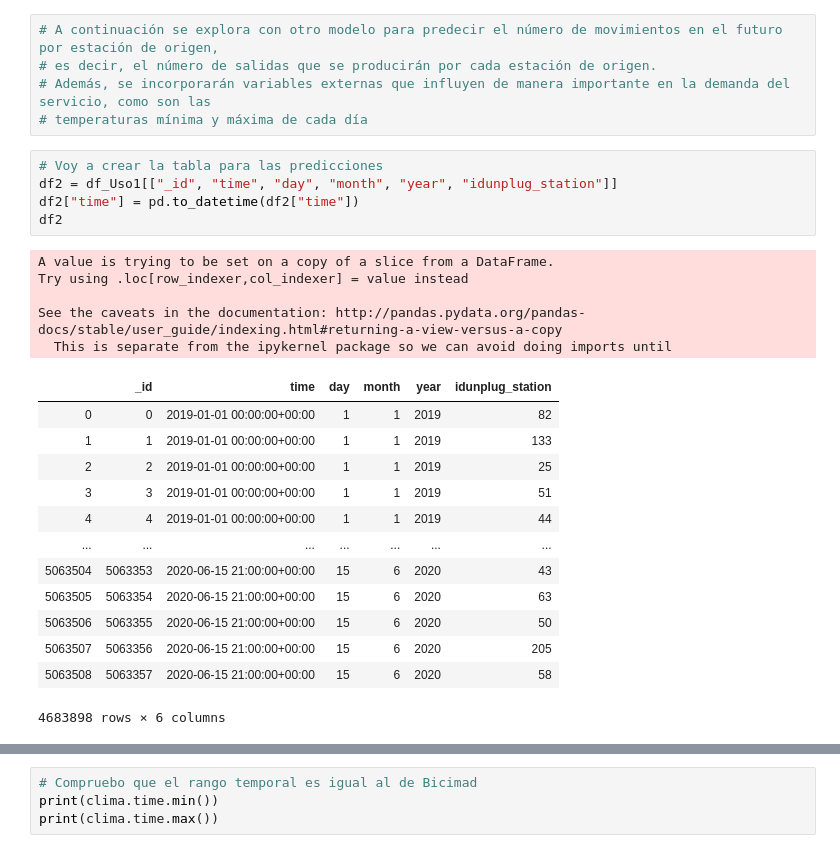
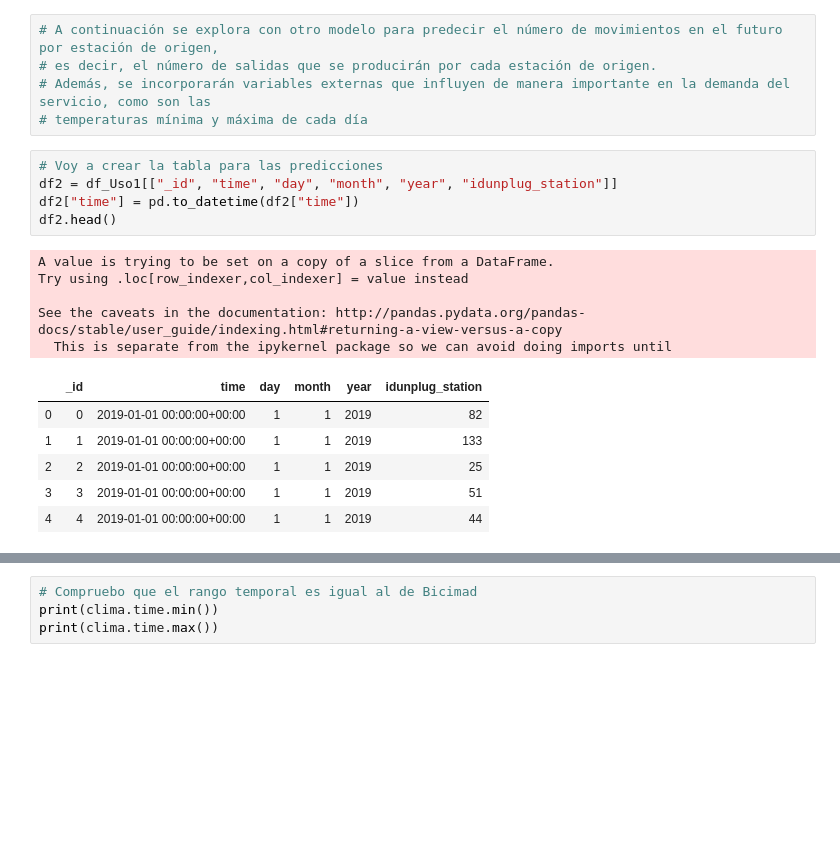
Before and after one commit to AdrianRajoyLopez/Analysis_BiciMAD, a Jupyter notebook: MovementsBicimad_Adrian.ipynb, the cells around one changed output, grey strips where cells are left out. Drawn from its saved outputs; the diff is of its cells as text; blank space fills up the shorter version.

```diff
--- a/MovementsBicimad_Adrian.ipynb
+++ b/MovementsBicimad_Adrian.ipynb
@@ -611,26 +611,19 @@ r2_score(y_test, y_pred)
 # %%
 # Voy a crear la tabla para las predicciones
 df2 = df_Uso1[["_id", "time", "day", "month", "year", "idunplug_station"]]
 df2["time"] = pd.to_datetime(df2["time"])
-df2
+df2.head()
 # %% [output]
 A value is trying to be set on a copy of a slice from a DataFrame.
 Try using .loc[row_indexer,col_indexer] = value instead
 
 See the caveats in the documentation: http://pandas.pydata.org/pandas-docs/stable/user_guide/indexing.html#returning-a-view-versus-a-copy
   This is separate from the ipykernel package so we can avoid doing imports until
 |  | _id | time | day | month | year | idunplug_station |
 | 0 | 0 | 2019-01-01 00:00:00+00:00 | 1 | 1 | 2019 | 82 |
 | 1 | 1 | 2019-01-01 00:00:00+00:00 | 1 | 1 | 2019 | 133 |
 | 2 | 2 | 2019-01-01 00:00:00+00:00 | 1 | 1 | 2019 | 25 |
 | 3 | 3 | 2019-01-01 00:00:00+00:00 | 1 | 1 | 2019 | 51 |
 | 4 | 4 | 2019-01-01 00:00:00+00:00 | 1 | 1 | 2019 | 44 |
-| ... | ... | ... | ... | ... | ... | ... |
-| 5063504 | 5063353 | 2020-06-15 21:00:00+00:00 | 15 | 6 | 2020 | 43 |
-| 5063505 | 5063354 | 2020-06-15 21:00:00+00:00 | 15 | 6 | 2020 | 63 |
-| 5063506 | 5063355 | 2020-06-15 21:00:00+00:00 | 15 | 6 | 2020 | 50 |
-| 5063507 | 5063356 | 2020-06-15 21:00:00+00:00 | 15 | 6 | 2020 | 205 |
-| 5063508 | 5063357 | 2020-06-15 21:00:00+00:00 | 15 | 6 | 2020 | 58 |
-4683898 rows × 6 columns
 # %%
 df2["date"] = df2["day"].map(str) + '-' + df2["month"].map(str) + '-' + df2["year"].map(str)
```
Also changed, not shown: parts of 10 cells of this notebook.
